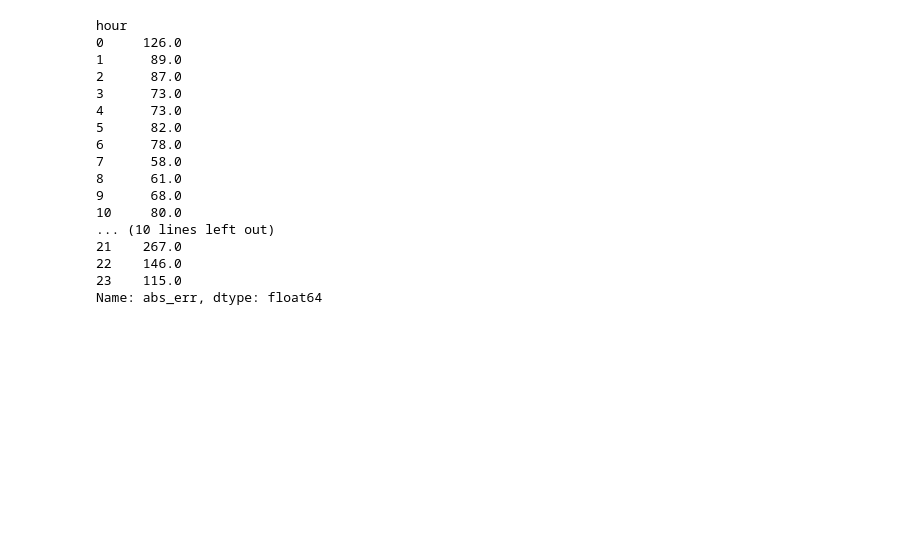
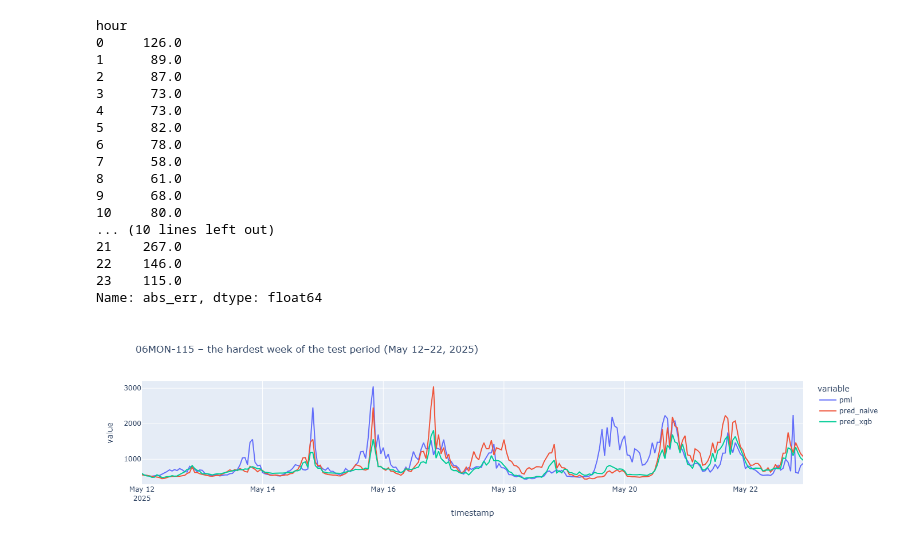
Before and after one commit to zyangarduno/CENACE-CHALLENGE, a Jupyter notebook: notebooks/03_modeling.ipynb, the cells around one changed output. Saved outputs shown, nothing was run; the diff lists cells and outputs as text; code cells hidden in the pictures; blank space fills up the shorter version.

Commit message:
Minor errors fixing

```diff
--- a/notebooks/03_modeling.ipynb
+++ b/notebooks/03_modeling.ipynb
@@ -293,3 +293,7 @@ print("Trees used:", xgb.best_iteration)
 [0]     validation_0-rmse:334.24070
 [67]    validation_0-rmse:327.27917
 Trees used: 17
+# %%
+test["pred_xgb_sq"] = xgb.predict(test[X_COLS])
+results["XGBoost (squared error)"] = evaluate_by_node(test, "pred_xgb_sq")
+results["XGBoost (squared error)"].loc[["ALL"]]
@@ -465,3 +499,9 @@ hour
 Name: abs_err, dtype: float64
 # %%
 #However one of the inconvenients of it is that it only predicts a fixed price per hour, not a range, so this makes the application of the information more rigid for some users.
+# %%
+window = one[(one["timestamp"] >= "2025-05-12") & (one["timestamp"] < "2025-05-23")]
+px.line(window, x="timestamp", y=[TARGET, "pred_naive", "pred_xgb"],
+        title="06MON-115 – the hardest week of the test period (May 12–22, 2025)")
+# %% [output]
+[figure, added]
```
Also changed, not shown: parts of 11 cells of this notebook.
